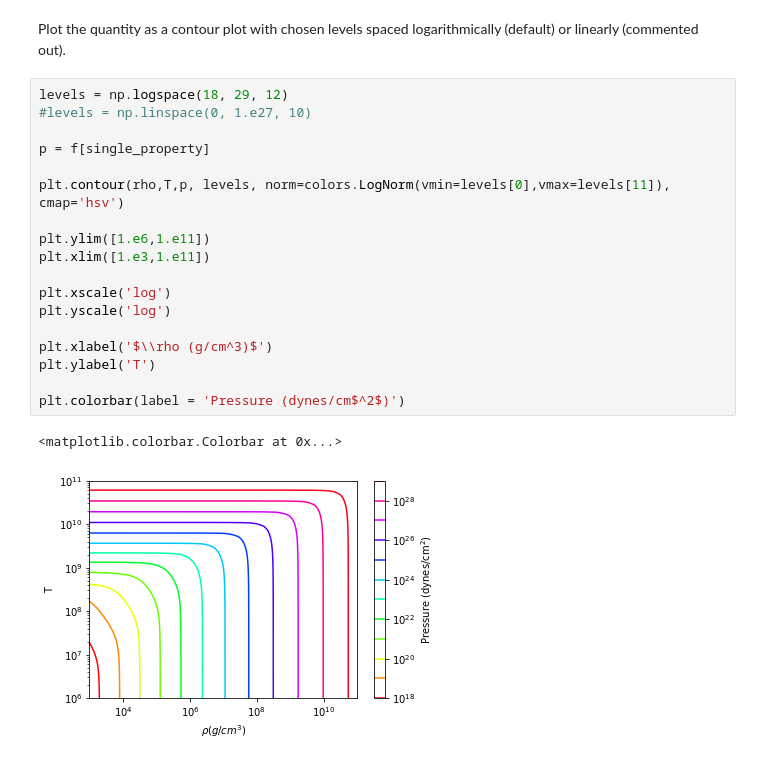
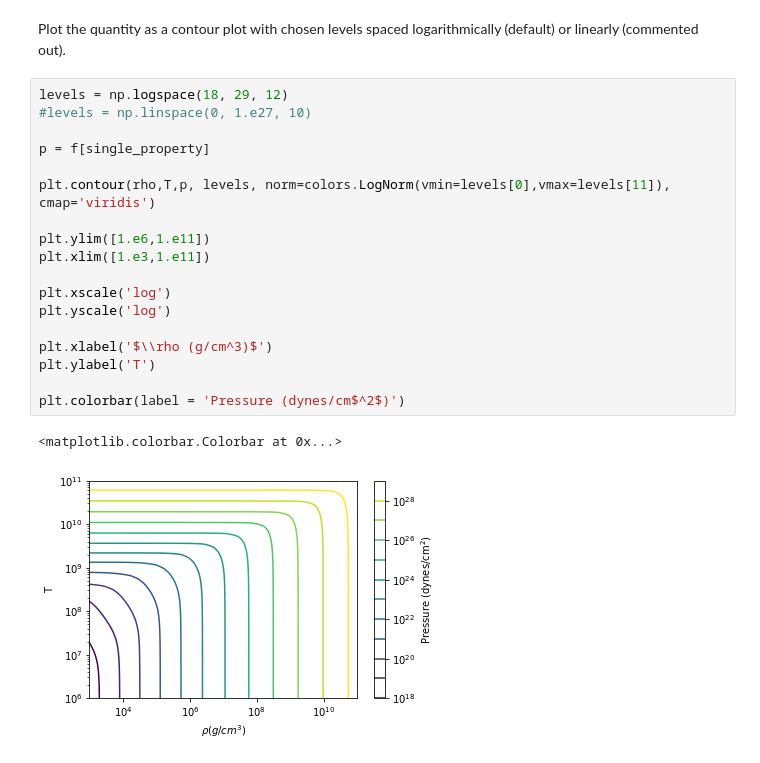
Before and after one commit to mbradle/ideal_gas_thermodynamics, a Jupyter notebook: ideal_gas_thermodynamics.ipynb, the cells around one changed output. Saved outputs shown, nothing was run; the diff lists cells and outputs as text.

```diff
--- a/ideal_gas_thermodynamics.ipynb
+++ b/ideal_gas_thermodynamics.ipynb
@@ -135,21 +139,21 @@ Plot the quantity as a contour plot with chosen levels spaced logarithmically (d
 # %%
 levels = np.logspace(18, 29, 12)
 #levels = np.linspace(0, 1.e27, 10)
 
 p = f[single_property]
 
-plt.contour(rho,T,p, levels, norm=colors.LogNorm(vmin=levels[0],vmax=levels[11]),            cmap='hsv')
+plt.contour(rho,T,p, levels, norm=colors.LogNorm(vmin=levels[0],vmax=levels[11]), cmap='viridis')
 
 plt.ylim([1.e6,1.e11])
 plt.xlim([1.e3,1.e11])
 
 plt.xscale('log')
 plt.yscale('log')
 
 plt.xlabel('$\\rho (g/cm^3)$')
 plt.ylabel('T')
 
 plt.colorbar(label = 'Pressure (dynes/cm$^2$)')
 # %% [output]
 <matplotlib.colorbar.Colorbar at 0x...>
-[figure, old version]
+[figure, new version]
```
Also changed, not shown: parts of 11 cells of this notebook.
